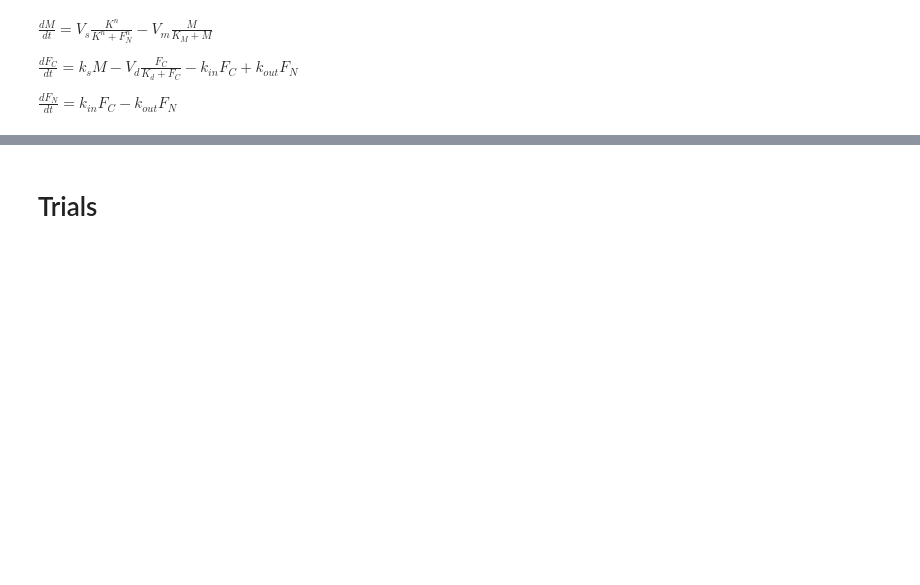
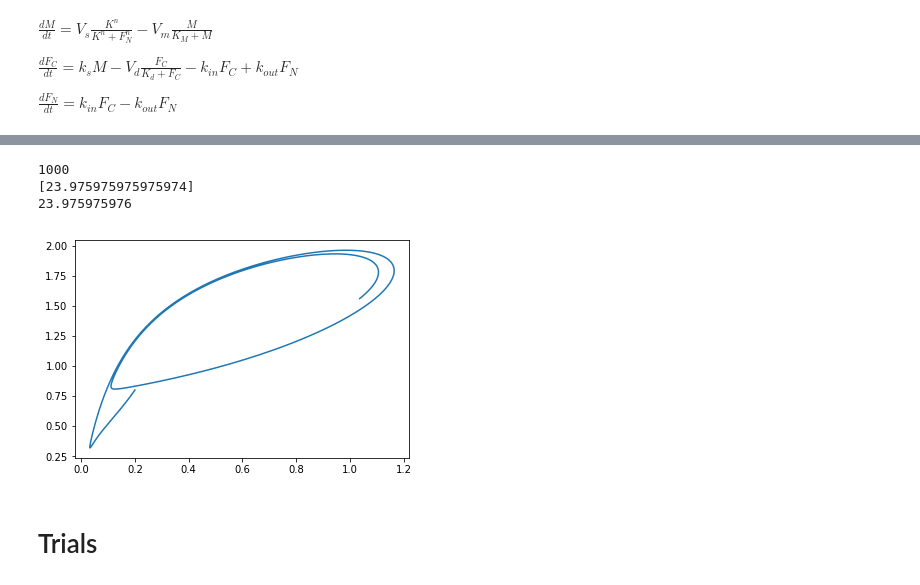
Before and after one commit to Icxa/LabTasks5-16March, a Jupyter notebook: Modeling and Simulation.ipynb, the cells around one changed output, grey strips where cells are left out. Cells and saved outputs as stored; diff of their text form; code cells hidden in the pictures; blank space fills up the shorter version.

```diff
--- a/Modeling and Simulation.ipynb
+++ b/Modeling and Simulation.ipynb
@@ -295,3 +380,43 @@ $\frac{dF_N}{dt} = k_{in}F_C - k_{out}F_N$
+# %%
+#Task2:1(b) Finding the maximum values
+Fc_array = y1[:,1]
+M_array = y1[:,0]
+T_eve = []
+max_Fc = []
+period = []
+print (len(Fc_array))
+
+for i in range(len(Fc_array)):
+    if i != 0 and i != (len(Fc_array)-1):
+        if Fc_array[i]>Fc_array[i-1] and Fc_array[i]>Fc_array[i+1]:
+            T_eve.append(time[i])
+            max_Fc.append(Fc_array[i])
+
+for j in range(len(T_eve)-1):
+    p = T_eve[j+1]-T_eve[j]
+    period.append(p)
+
+print(period)
+mean_period = np.mean(period)
+print(mean_period)
+
+interval = period[0] /4
+qtime = [round(T_eve[0]-interval,1),round(T_eve[0],1),round(T_eve[0]+interval,1), round(T_eve[0]+2*interval,1)]
+qM=[]
+qFc=[]
+
+for z in range(len(time)):
+    if round(time[z],1) in qtime:
+        qM.append(M_array[z])
+        qFc.append(Fc_array[z])
+plt.figure()
+plt.plot(Fc_array, M_array)
+plt.show()
+# %% [output]
+1000
+[23.975975975975974]
+23.975975976
+[figure, added]
 # %% [markdown]
 # Trials
 # %% [markdown]
```
Also changed, not shown: parts of 7 cells of this notebook, 1 other file.
